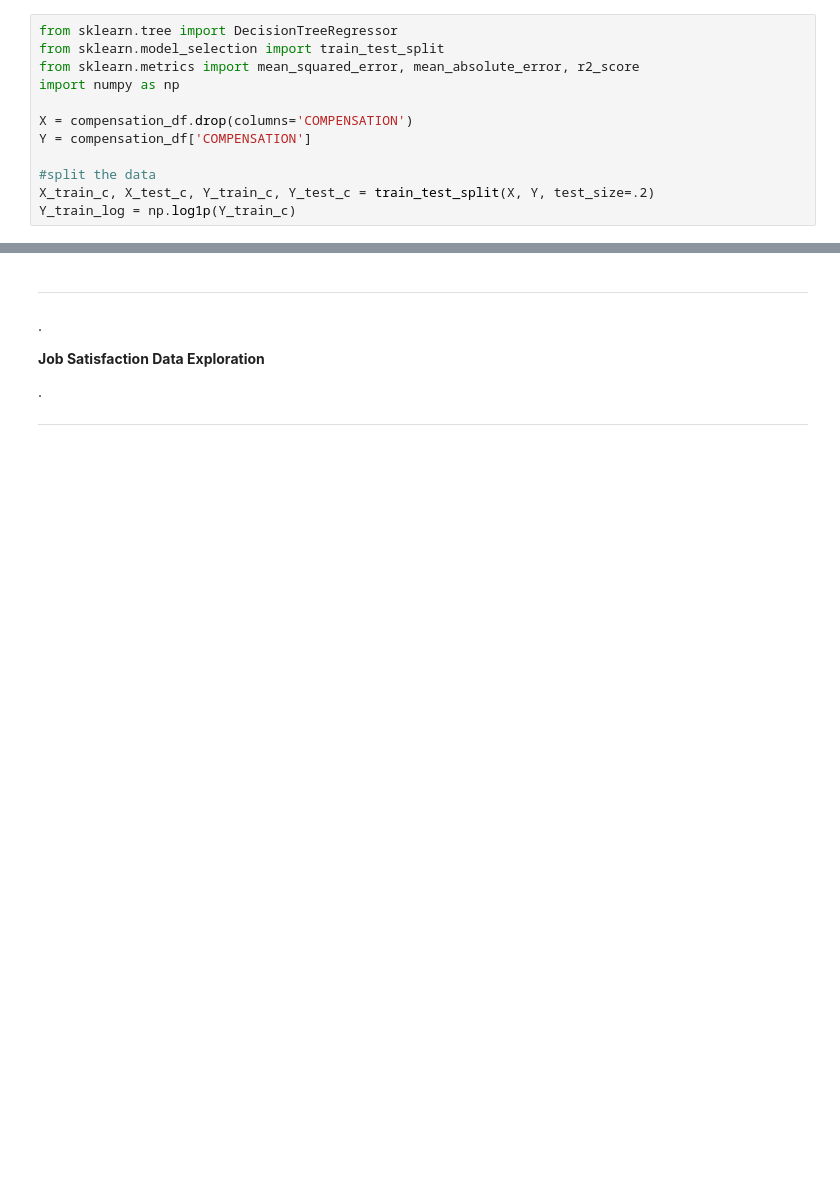
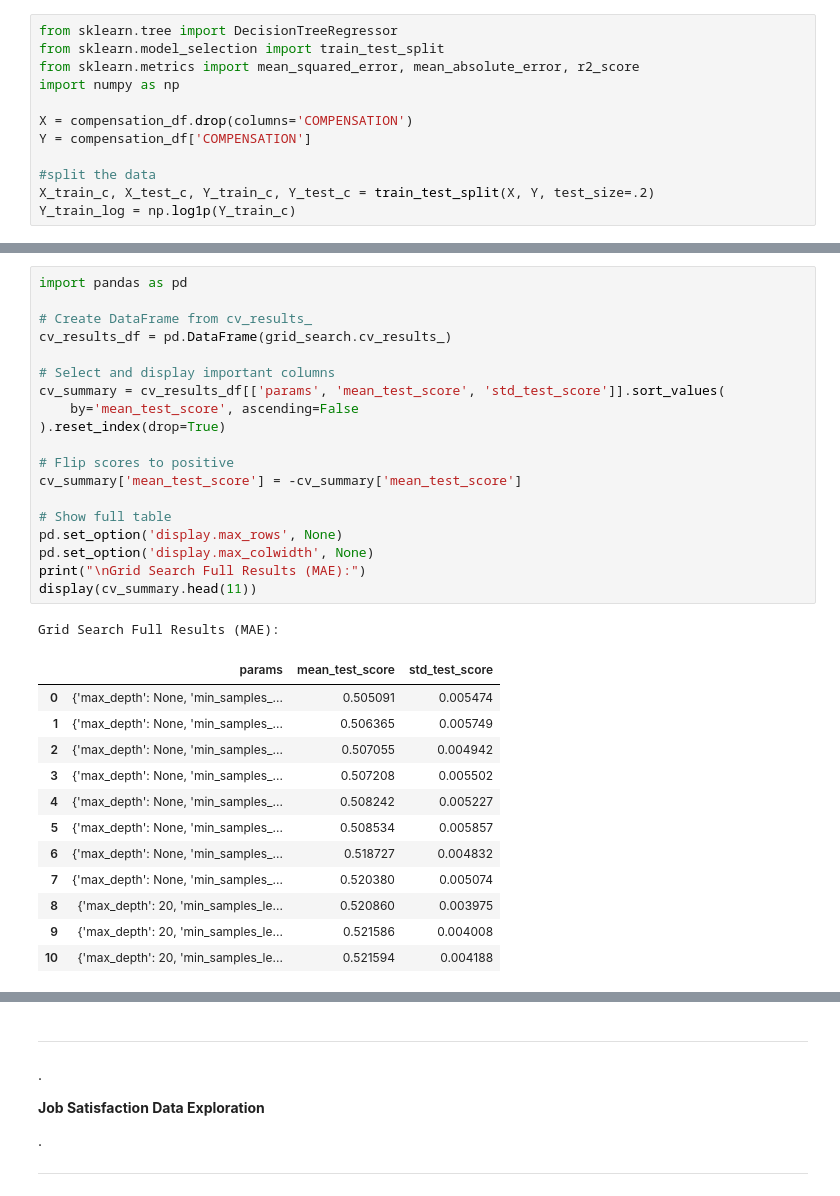
Before and after one commit to adni8025/Stack-Overflow-Developer-Survey-Data-Mining, a Jupyter notebook: restructuredFile.ipynb, the cells around one changed output, grey strips where cells are left out. Saved outputs shown, nothing was run; the diff lists cells and outputs as text; blank space fills up the shorter version.

```diff
--- a/restructuredFile.ipynb
+++ b/restructuredFile.ipynb
@@ -307,0 +401,33 @@ print("R^2:", r2_score(Y_test_c, Y_pred_c))
+# %%
+import pandas as pd
+
+# Create DataFrame from cv_results_
+cv_results_df = pd.DataFrame(grid_search.cv_results_)
+
+# Select and display important columns
+cv_summary = cv_results_df[['params', 'mean_test_score', 'std_test_score']].sort_values(
+    by='mean_test_score', ascending=False
+).reset_index(drop=True)
+
+# Flip scores to positive
+cv_summary['mean_test_score'] = -cv_summary['mean_test_score']
+
+# Show full table
+pd.set_option('display.max_rows', None)
+pd.set_option('display.max_colwidth', None)
+print("\nGrid Search Full Results (MAE):")
+display(cv_summary.head(11))
+# %% [output]
+Grid Search Full Results (MAE):
+|  | params | mean_test_score | std_test_score |
+| 0 | {'max_depth': None, 'min_samples_... | 0.505091 | 0.005474 |
+| 1 | {'max_depth': None, 'min_samples_... | 0.506365 | 0.005749 |
+| 2 | {'max_depth': None, 'min_samples_... | 0.507055 | 0.004942 |
+| 3 | {'max_depth': None, 'min_samples_... | 0.507208 | 0.005502 |
+| 4 | {'max_depth': None, 'min_samples_... | 0.508242 | 0.005227 |
+| 5 | {'max_depth': None, 'min_samples_... | 0.508534 | 0.005857 |
+| 6 | {'max_depth': None, 'min_samples_... | 0.518727 | 0.004832 |
+| 7 | {'max_depth': None, 'min_samples_... | 0.520380 | 0.005074 |
+| 8 | {'max_depth': 20, 'min_samples_le... | 0.520860 | 0.003975 |
+| 9 | {'max_depth': 20, 'min_samples_le... | 0.521586 | 0.004008 |
+| 10 | {'max_depth': 20, 'min_samples_le... | 0.521594 | 0.004188 |
```
Also changed, not shown: parts of 31 cells of this notebook.
